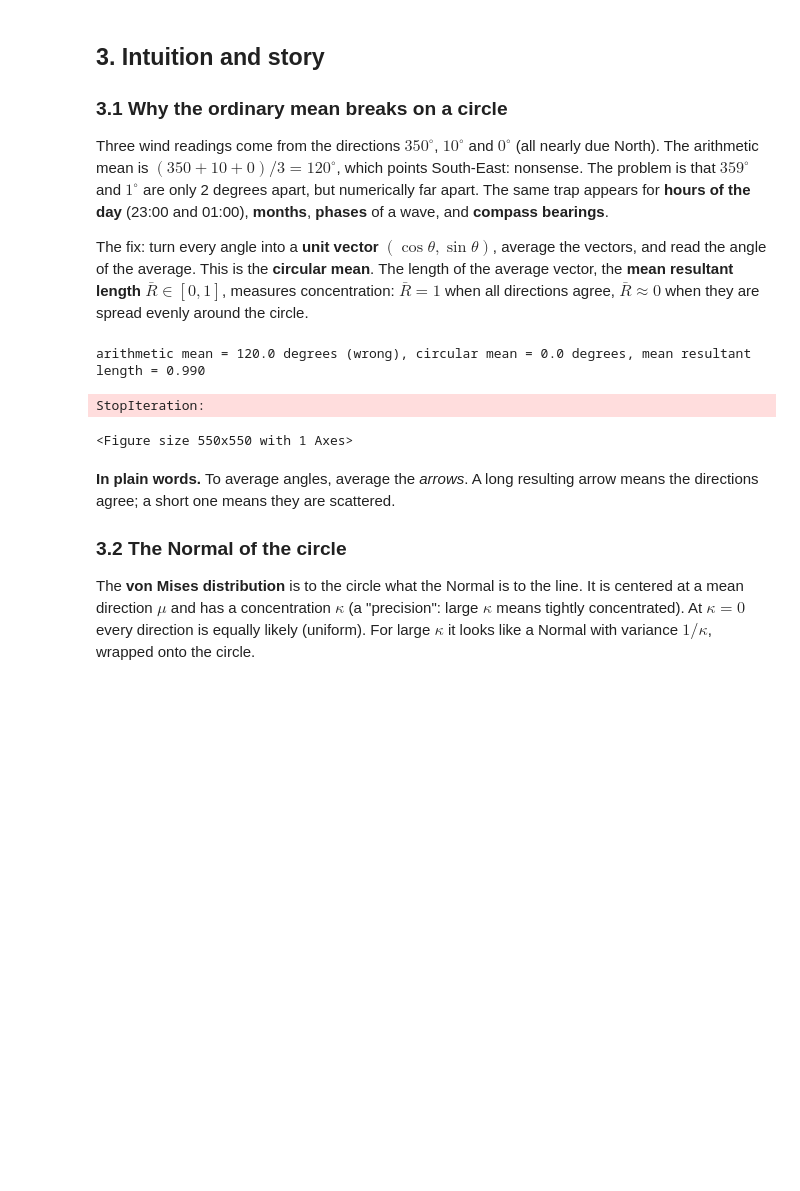
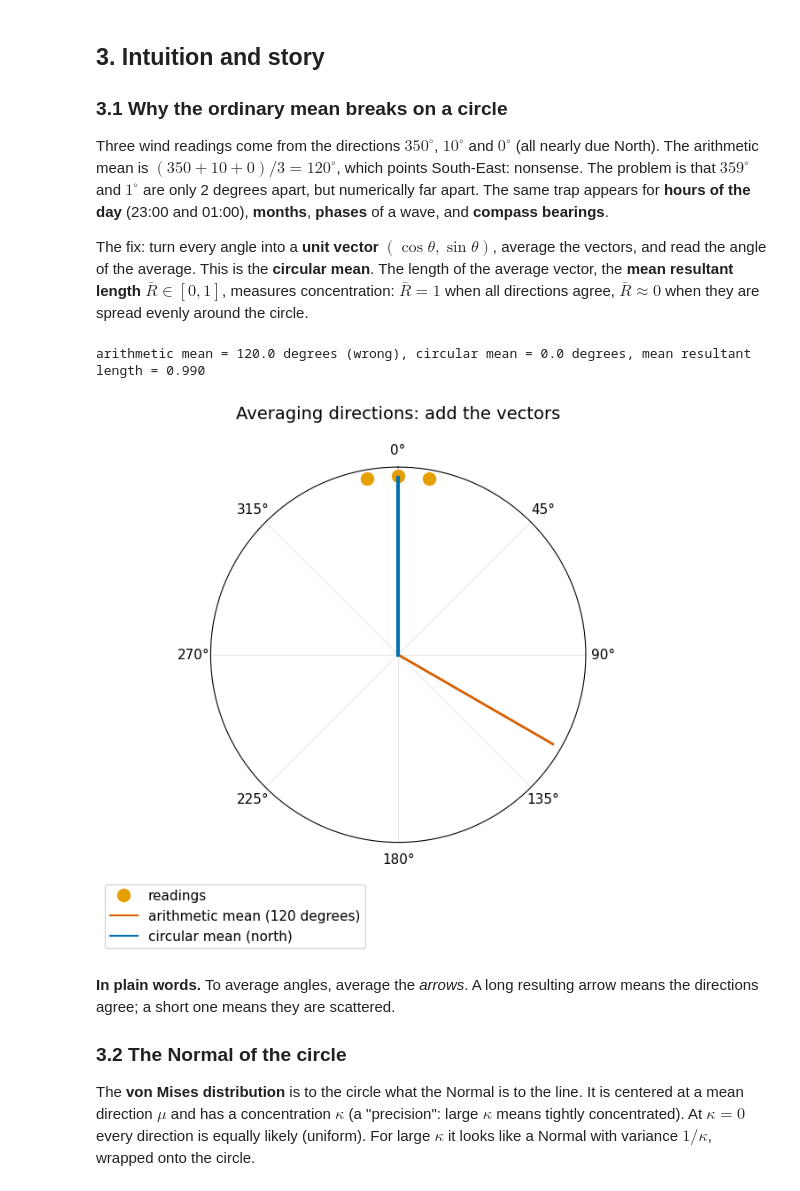
Before and after one commit to AhmedMostafaAttiaaa/distributions-irl, a Jupyter notebook: module_02_continuous/notebooks/02_09_von_mises.ipynb, the cells around one changed output. Saved outputs shown, nothing was run; the diff lists cells and outputs as text; code cells hidden in the pictures; blank space fills up the shorter version.

```diff
--- a/module_02_continuous/notebooks/02_09_von_mises.ipynb
+++ b/module_02_continuous/notebooks/02_09_von_mises.ipynb
@@ -44,32 +44,31 @@ The fix: turn every angle into a **unit vector** $(\cos\theta,\sin\theta)$, aver
 # %%
 readings_deg = np.array([350.0, 10.0, 0.0])
 readings = np.deg2rad(readings_deg)
 
 arithmetic_mean_deg = readings_deg.mean()
 x_mean = np.cos(readings).mean()
 y_mean = np.sin(readings).mean()
 circular_mean_deg = np.round(np.rad2deg(np.arctan2(y_mean, x_mean)), 6) % 360
 resultant_length = np.hypot(x_mean, y_mean)
 
 print(f"arithmetic mean = {arithmetic_mean_deg:.1f} degrees (wrong), circular mean = {circular_mean_deg:.1f} degrees, mean resultant length = {resultant_length:.3f}")
 
 fig = plt.figure(figsize=(5.5, 5.5))
 ax = fig.add_subplot(projection="polar")
 ax.set_theta_zero_location("N")
 ax.set_theta_direction(-1)
 ax.plot(readings, np.ones(3), "o", color=SIM, markersize=10, label="readings")
-ax.annotate("", xy=(np.deg2rad(arithmetic_mean_deg), 1), xytext=(0, 0), arrowprops=dict(arrowstyle="->", color=HIGHLIGHT, lw=2))
-ax.annotate("", xy=(np.deg2rad(circular_mean_deg), resultant_length), xytext=(0, 0), arrowprops=dict(arrowstyle="->", color=MAIN, lw=3))
+ax.plot([np.deg2rad(arithmetic_mean_deg)] * 2, [0, 1], color=HIGHLIGHT, linewidth=2)         # an arrow is drawn as a line from the center
+ax.plot([np.deg2rad(circular_mean_deg)] * 2, [0, resultant_length], color=MAIN, linewidth=3)
 ax.plot([], [], color=HIGHLIGHT, label="arithmetic mean (120 degrees)")
 ax.plot([], [], color=MAIN, label="circular mean (north)")
 ax.set_title("Averaging directions: add the vectors", pad=20)
 ax.set_yticks([])
 ax.legend(loc="lower left", bbox_to_anchor=(-0.3, -0.3))
 plt.show()
 # %% [output]
 arithmetic mean = 120.0 degrees (wrong), circular mean = 0.0 degrees, mean resultant length = 0.990
-StopIteration:
-<Figure size 550x550 with 1 Axes>
+[figure, added]
 # %% [markdown]
 **In plain words.** To average angles, average the *arrows*. A long resulting arrow means the directions agree; a short one means they are scattered.
 
```
Also changed, not shown: parts of 2 cells of this notebook.
